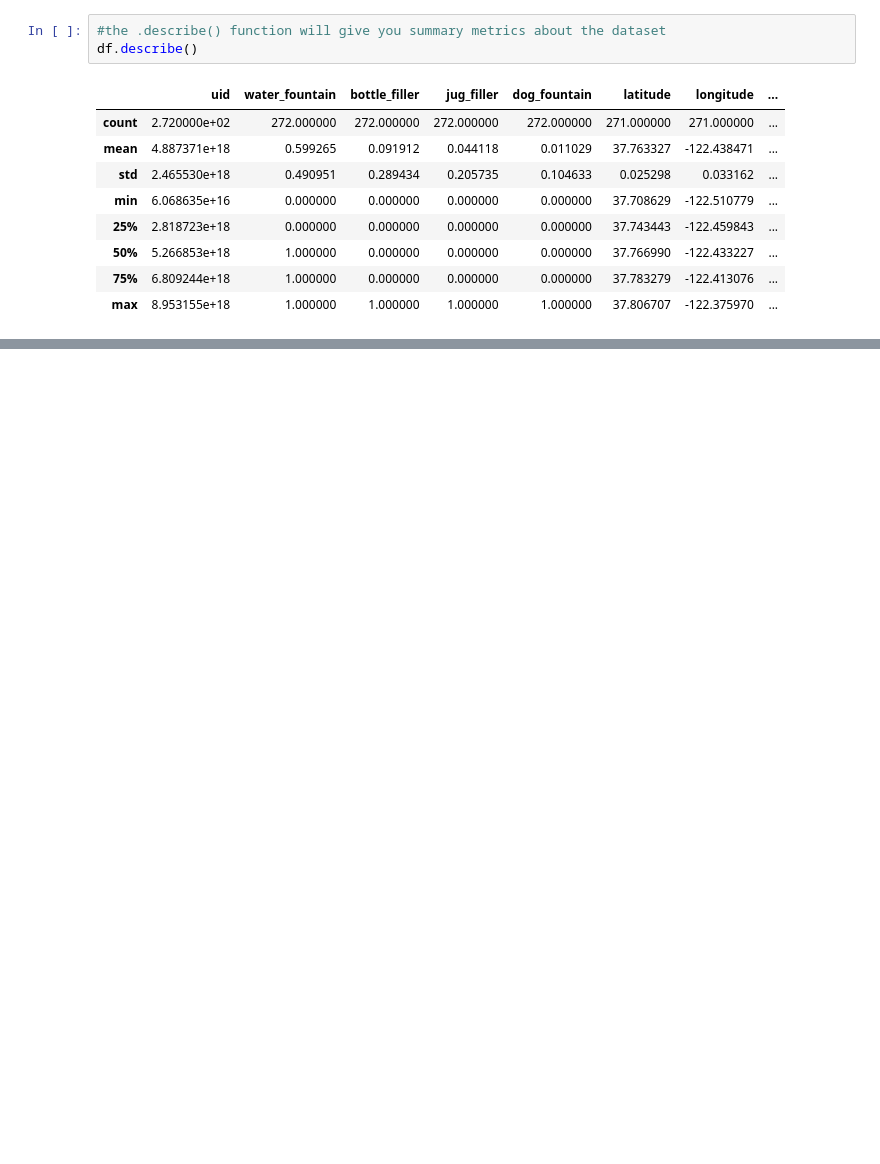
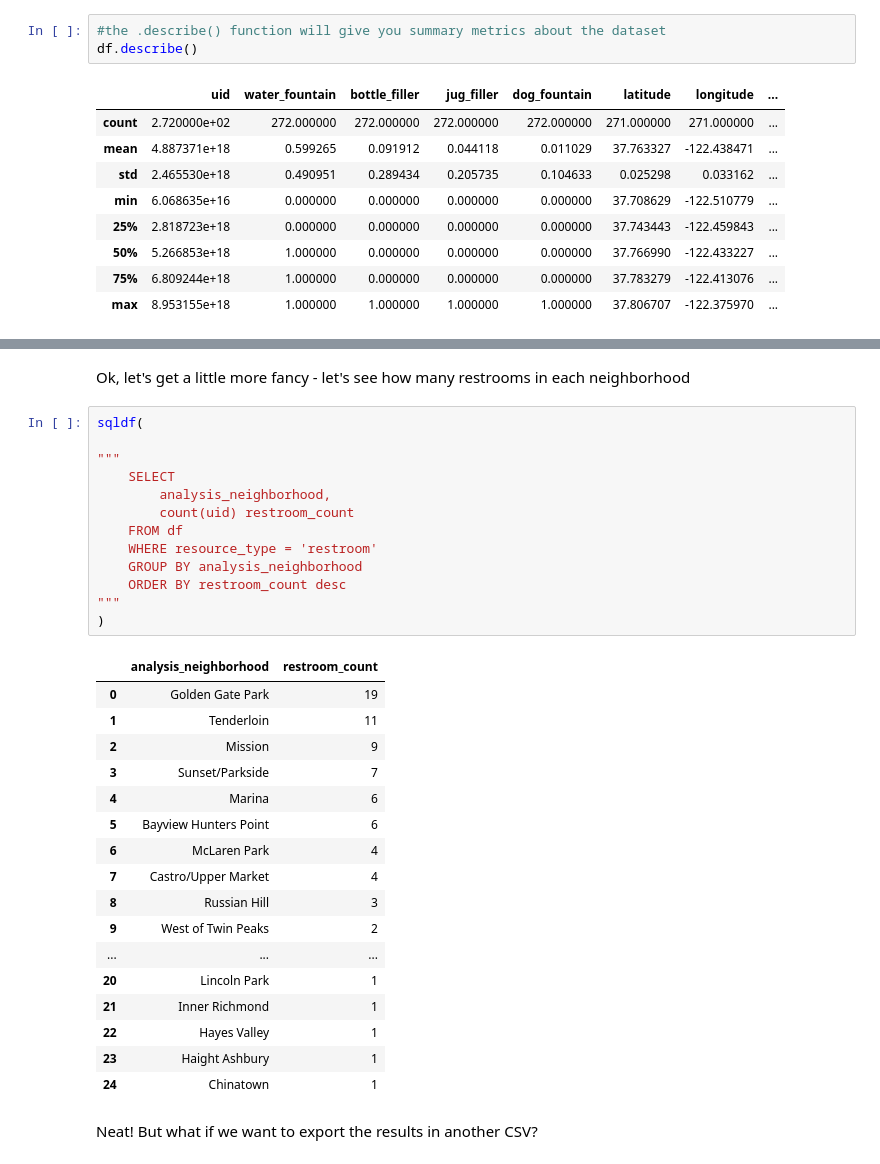
Before and after one commit to dtonk/workspace, a Jupyter notebook: Running SQL in Jupyter Notebooks.ipynb, the cells around one changed output, grey strips where cells are left out. Saved outputs shown, nothing was run; the diff lists cells and outputs as text; blank space fills up the shorter version.

```diff
--- a/Running SQL in Jupyter Notebooks.ipynb
+++ b/Running SQL in Jupyter Notebooks.ipynb
@@ -96,0 +124,35 @@ Everything looks good with the data - let's write some SQL queries!
+# %% [markdown]
+Ok, let's get a little more fancy - let's see how many restrooms in each neighborhood
+# %%
+sqldf(
+
+"""
+    SELECT
+        analysis_neighborhood,
+        count(uid) restroom_count
+    FROM df
+    WHERE resource_type = 'restroom'
+    GROUP BY analysis_neighborhood
+    ORDER BY restroom_count desc
+"""
+)
+# %% [output]
+|  | analysis_neighborhood | restroom_count |
+| 0 | Golden Gate Park | 19 |
+| 1 | Tenderloin | 11 |
+| 2 | Mission | 9 |
+| 3 | Sunset/Parkside | 7 |
+| 4 | Marina | 6 |
+| 5 | Bayview Hunters Point | 6 |
+| 6 | McLaren Park | 4 |
+| 7 | Castro/Upper Market | 4 |
+| 8 | Russian Hill | 3 |
+| 9 | West of Twin Peaks | 2 |
+| ... | ... | ... |
+| 20 | Lincoln Park | 1 |
+| 21 | Inner Richmond | 1 |
+| 22 | Hayes Valley | 1 |
+| 23 | Haight Ashbury | 1 |
+| 24 | Chinatown | 1 |
+# %% [markdown]
+Neat! But what if we want to export the results in another CSV?
```
Also changed, not shown: parts of 7 cells of this notebook, 2 other files.
